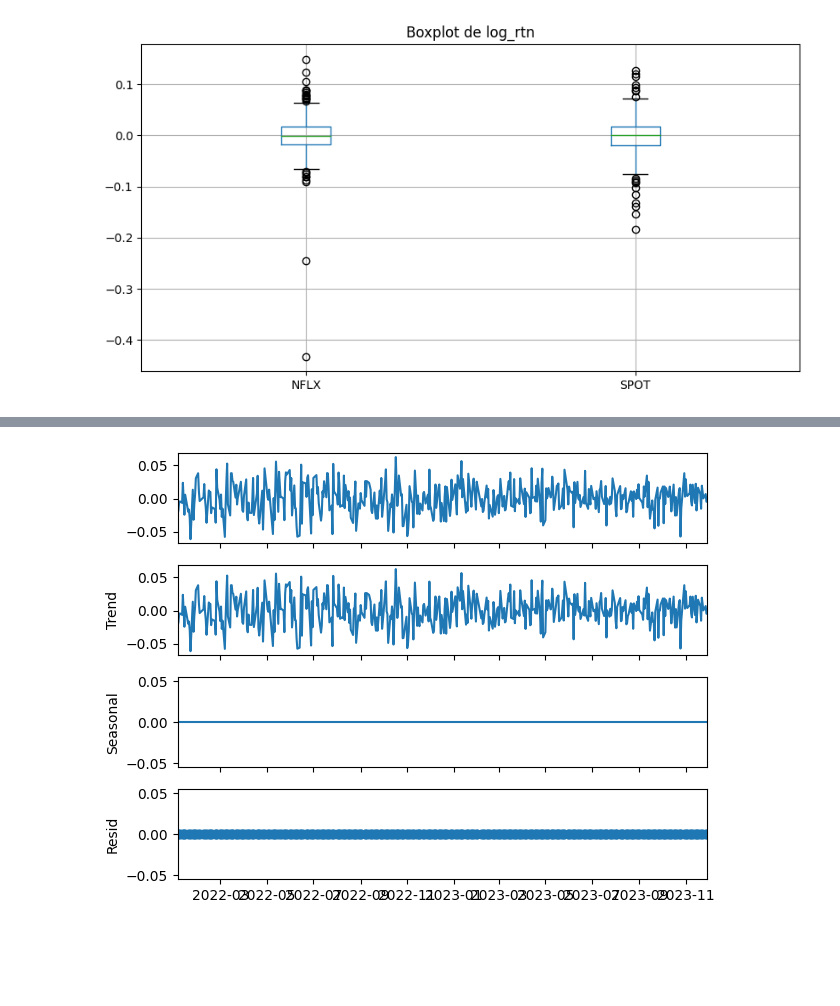
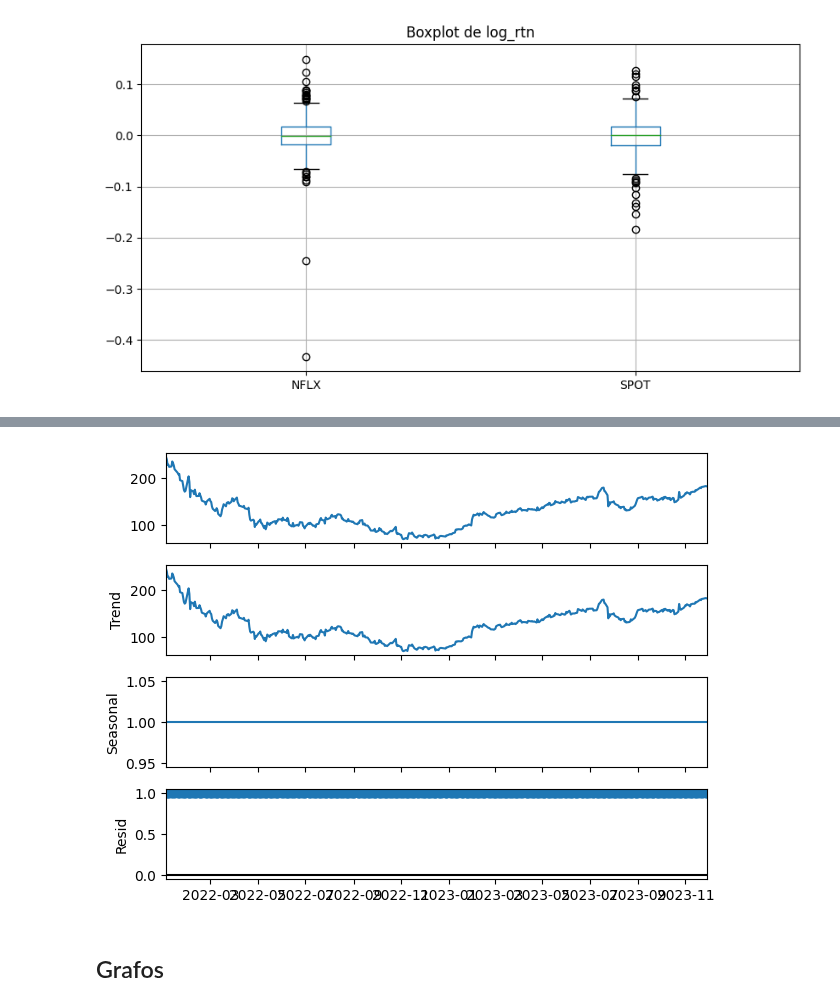
Before and after one commit to KevinrealG/Series_de_tiempo, a Jupyter notebook: 03_SeriesdeTiempo_Topologicas_Finanzas.ipynb, the cells around one changed output, grey strips where cells are left out. Saved outputs shown, nothing was run; the diff lists cells and outputs as text; code cells hidden in the pictures; blank space fills up the shorter version.

```diff
--- a/03_SeriesdeTiempo_Topologicas_Finanzas.ipynb
+++ b/03_SeriesdeTiempo_Topologicas_Finanzas.ipynb
@@ -102,8 +105,10 @@ plt.show()
 # %%
 from statsmodels.tsa.seasonal import seasonal_decompose, STL
-result1 = seasonal_decompose(pd.DataFrame(dataclean), model='additive', period=1)
+result1 = seasonal_decompose(pd.DataFrame(prices['SPOT']), model='mul', period=1)
 result1.plot()
 plt.savefig("descomposicion1.pdf",dpi=250,bbox_inches="tight")
 plt.show()
 # %% [output]
-[figure, old version]
+[figure, new version]
+# %% [markdown]
+## Grafos
```
Also changed, not shown: parts of 19 cells of this notebook.
